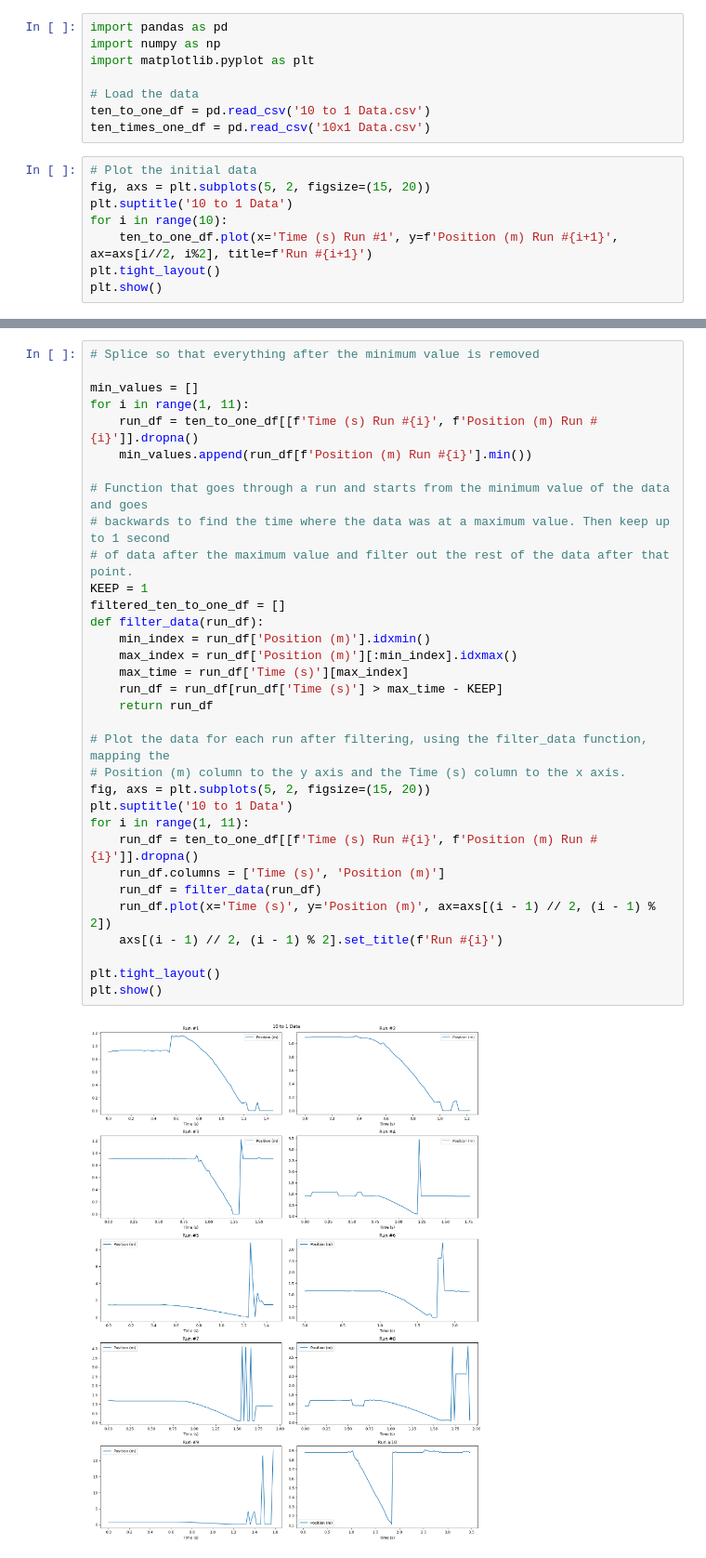
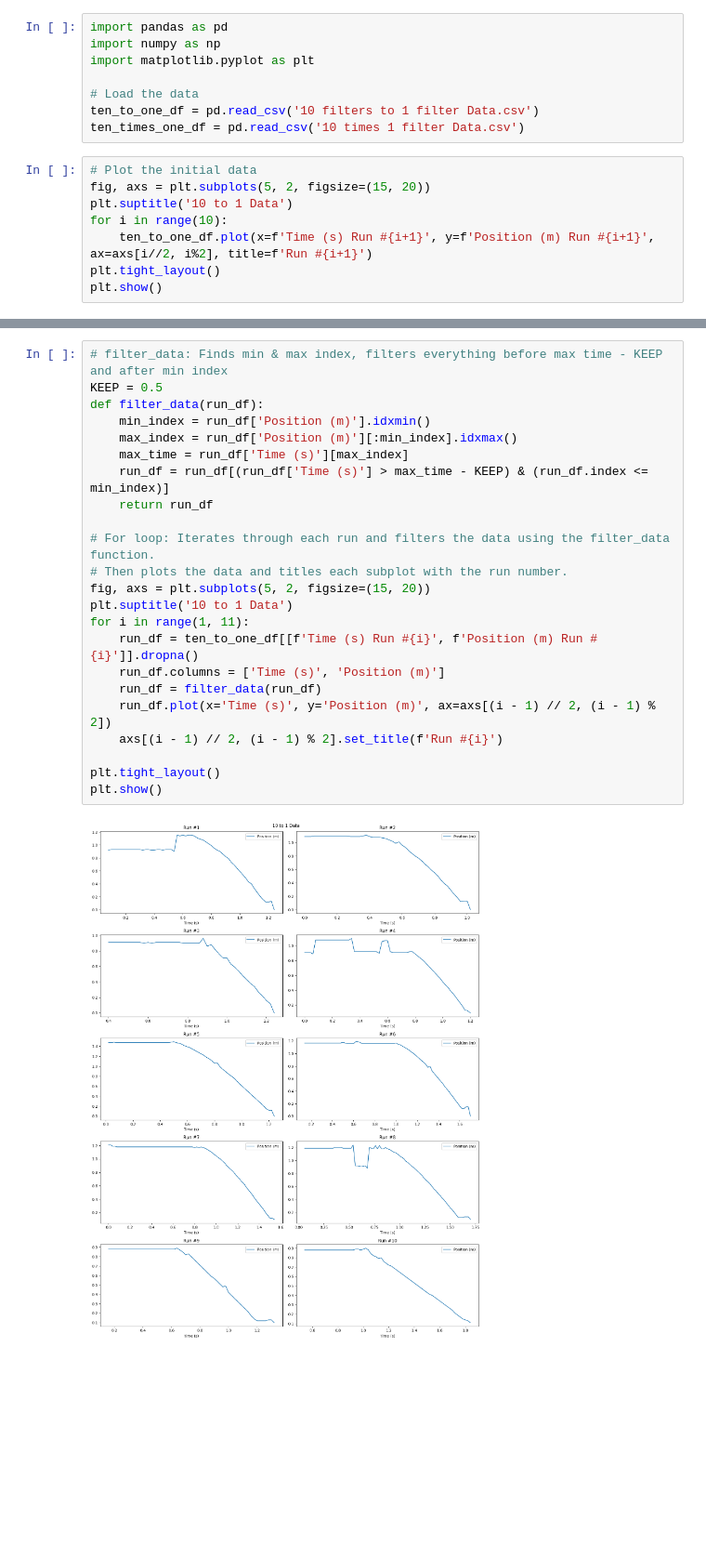
Before and after one commit to Alt-F17/SF2-Assignments-and-Submissions, a Jupyter notebook: ASSIGNMENTS/Assignment 1 - Mechanics Drop Test/Assingment1.ipynb, the cells around one changed output, grey strips where cells are left out. Shown at 93% size. Drawn from its saved outputs; the diff is of its cells as text; blank space fills up the shorter version.

```diff
--- a/ASSIGNMENTS/Assignment 1 - Mechanics Drop Test/Assingment1.ipynb
+++ b/ASSIGNMENTS/Assignment 1 - Mechanics Drop Test/Assingment1.ipynb
@@ -8,14 +11,14 @@ import numpy as np
 import matplotlib.pyplot as plt
 
 # Load the data
-ten_to_one_df = pd.read_csv('10 to 1 Data.csv')
-ten_times_one_df = pd.read_csv('10x1 Data.csv')
+ten_to_one_df = pd.read_csv('10 filters to 1 filter Data.csv')
+ten_times_one_df = pd.read_csv('10 times 1 filter Data.csv')
 # %%
 # Plot the initial data
 fig, axs = plt.subplots(5, 2, figsize=(15, 20))
 plt.suptitle('10 to 1 Data')
 for i in range(10):
-    ten_to_one_df.plot(x='Time (s) Run #1', y=f'Position (m) Run #{i+1}', ax=axs[i//2, i%2], title=f'Run #{i+1}')
+    ten_to_one_df.plot(x=f'Time (s) Run #{i+1}', y=f'Position (m) Run #{i+1}', ax=axs[i//2, i%2], title=f'Run #{i+1}')
 plt.tight_layout()
 plt.show()
 # %% [output]
@@ -23,35 +26,25 @@ plt.show()
 # %%
-# Splice so that everything after the minimum value is removed
-
-min_values = []
-for i in range(1, 11):
-    run_df = ten_to_one_df[[f'Time (s) Run #{i}', f'Position (m) Run #{i}']].dropna()
-    min_values.append(run_df[f'Position (m) Run #{i}'].min())
-
-# Function that goes through a run and starts from the minimum value of the data and goes
-# backwards to find the time where the data was at a maximum value. Then keep up to 1 second
-# of data after the maximum value and filter out the rest of the data after that point.
-KEEP = 1
-filtered_ten_to_one_df = []
+# filter_data: Finds min & max index, filters everything before max time - KEEP and after min index
+KEEP = 0.5
 def filter_data(run_df):
     min_index = run_df['Position (m)'].idxmin()
     max_index = run_df['Position (m)'][:min_index].idxmax()
     max_time = run_df['Time (s)'][max_index]
-    run_df = run_df[run_df['Time (s)'] > max_time - KEEP]
+    run_df = run_df[(run_df['Time (s)'] > max_time - KEEP) & (run_df.index <= min_index)]
     return run_df
 
-# Plot the data for each run after filtering, using the filter_data function, mapping the
-# Position (m) column to the y axis and the Time (s) column to the x axis.
+# For loop: Iterates through each run and filters the data using the filter_data function.
+# Then plots the data and titles each subplot with the run number.
 fig, axs = plt.subplots(5, 2, figsize=(15, 20))
 plt.suptitle('10 to 1 Data')
 for i in range(1, 11):
     run_df = ten_to_one_df[[f'Time (s) Run #{i}', f'Position (m) Run #{i}']].dropna()
     run_df.columns = ['Time (s)', 'Position (m)']
     run_df = filter_data(run_df)
     run_df.plot(x='Time (s)', y='Position (m)', ax=axs[(i - 1) // 2, (i - 1) % 2])
     axs[(i - 1) // 2, (i - 1) % 2].set_title(f'Run #{i}')
 
 plt.tight_layout()
 plt.show()
 # %% [output]
-[figure, old version]
+[figure, new version]
```
Also changed, not shown: parts of 5 cells of this notebook, 5 other files.
